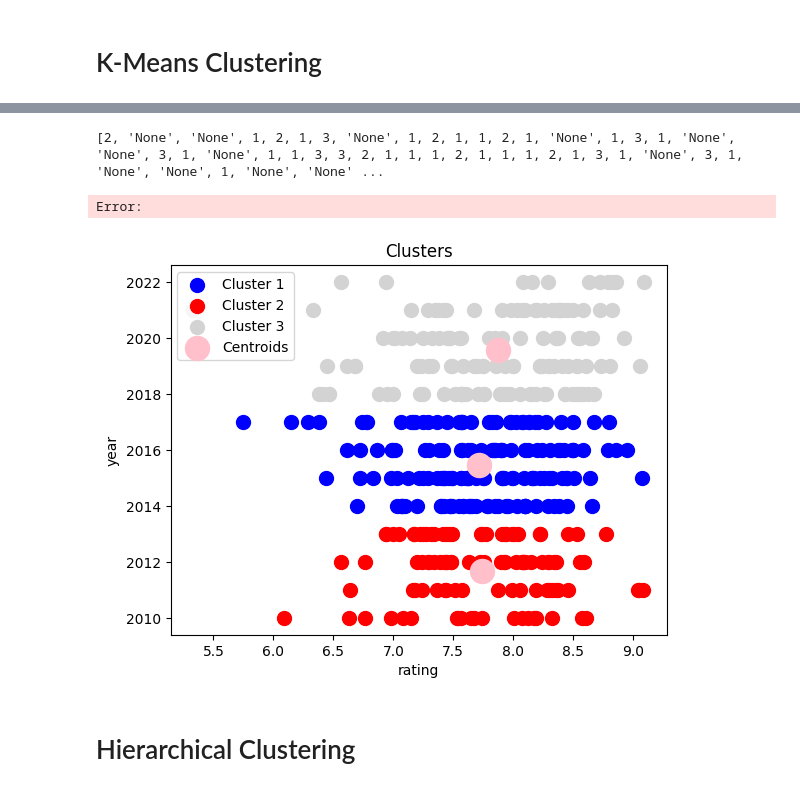
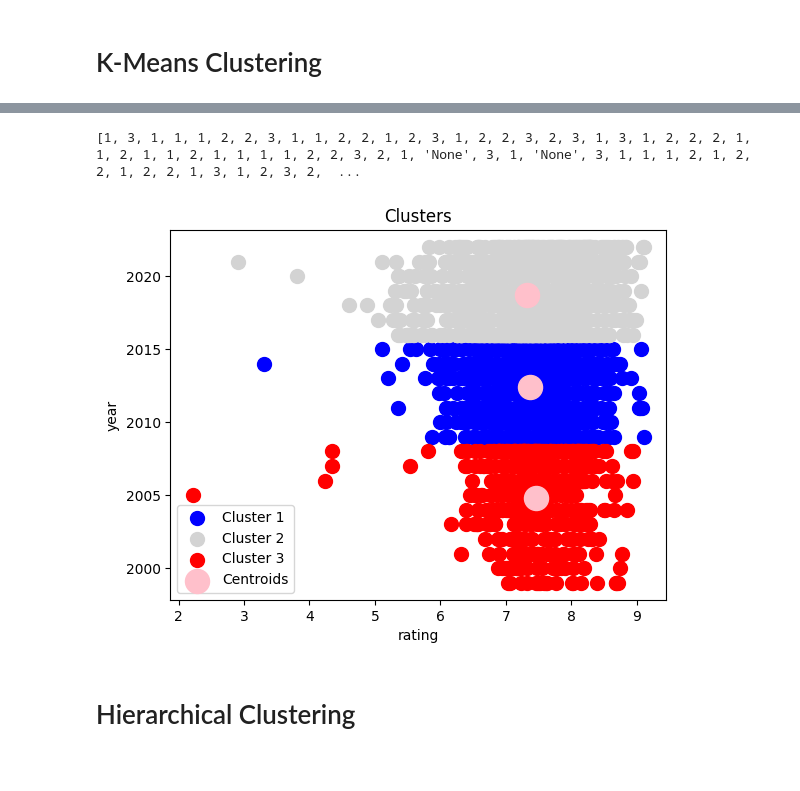
Before and after one commit to benvito/Anime-DataSet, a Jupyter notebook: analyze_DS_1.ipynb, the cells around one changed output, grey strips where cells are left out. Saved outputs shown, nothing was run; the diff lists cells and outputs as text; code cells hidden in the pictures.

Commit message:
+3k anime

```diff
--- a/analyze_DS_1.ipynb
+++ b/analyze_DS_1.ipynb
@@ -6,7 +6,7 @@ import openpyxl
 import matplotlib.pyplot as plt
 from wordcloud import WordCloud
 # %%
-exl = pd.read_excel ('Ds_Anime_1(500 anime).xlsx')
+exl = pd.read_excel ('DF_Anime_1(3000).xlsx')
 df = pd.DataFrame(exl)
 df.head()
 # %% [output]
@@ -113,7 +120,7 @@ plt.show
 # %%
 X_old = df.iloc[:, [ 4, 7]].values
 for i in range(len(X_old)):
-    if X_old[i][1] < 2010.0:
+    if X_old[i][1] < 1999.0:
         # print(type(X[i][1]))
         X_old[i] = 0
 X = []
@@ -198,7 +197,7 @@ k = 0
 clusters = []
 
 for i in range(len(tmp)):
-    if int(tmp[i]) >= 2010:
+    if int(tmp[i]) >= 1999:
         clusters.append(y_kmeans_list[k])
         k+=1
     else:
@@ -206,23 +205,22 @@ for i in range(len(tmp)):
 
 print(clusters)
 
-df2['Claster'] = clusters
+df2['Cluster'] = clusters
 df2.to_excel('Ds_Anime_1(500 anime)_clasters.xlsx')
 # %% [output]
-[2, 'None', 'None', 1, 2, 1, 3, 'None', 1, 2, 1, 1, 2, 1, 'None', 1, 3, 1, 'None', 'None', 3, 1, 'None', 1, 1, 3, 3, 2, 1, 1, 1, 2, 1, 1, 1, 2, 1, 3, 1, 'None', 3, 1, 'None', 'None', 1, 'None', 'None' ...
+[1, 3, 1, 1, 1, 2, 2, 3, 1, 1, 2, 2, 1, 2, 3, 1, 2, 2, 3, 2, 3, 1, 3, 1, 2, 2, 2, 1, 1, 2, 1, 1, 2, 1, 1, 1, 1, 2, 2, 3, 2, 1, 'None', 3, 1, 'None', 3, 1, 1, 1, 2, 1, 2, 2, 1, 2, 2, 1, 3, 1, 2, 3, 2,  ...
-Error:
 # %%
 plt.scatter(X[y_kmeans == 0, 0], X[y_kmeans == 0, 1], s = 100, c = 'blue', label = 'Cluster 1')
-plt.scatter(X[y_kmeans == 1, 0], X[y_kmeans == 1, 1], s = 100, c = 'red', label = 'Cluster 2')
-plt.scatter(X[y_kmeans == 2, 0], X[y_kmeans == 2, 1], s = 100, c = 'lightgray', label = 'Cluster 3')
+plt.scatter(X[y_kmeans == 1, 0], X[y_kmeans == 1, 1], s = 100, c = 'lightgray', label = 'Cluster 2')
+plt.scatter(X[y_kmeans == 2, 0], X[y_kmeans == 2, 1], s = 100, c = 'red', label = 'Cluster 3')
 plt.scatter(kmeans.cluster_centers_[:, 0], kmeans.cluster_centers_[:, 1], s = 300, c = 'pink', label = 'Centroids')
 plt.title('Clusters')
 plt.xlabel('rating')
 plt.ylabel('year')
 plt.legend()
 plt.show()
 # %% [output]
-[figure, old version]
+[figure, new version]
 # %% [markdown]
 # Hierarchical Clustering
 # %%
```
Also changed, not shown: parts of 17 cells of this notebook, 22 other files.
